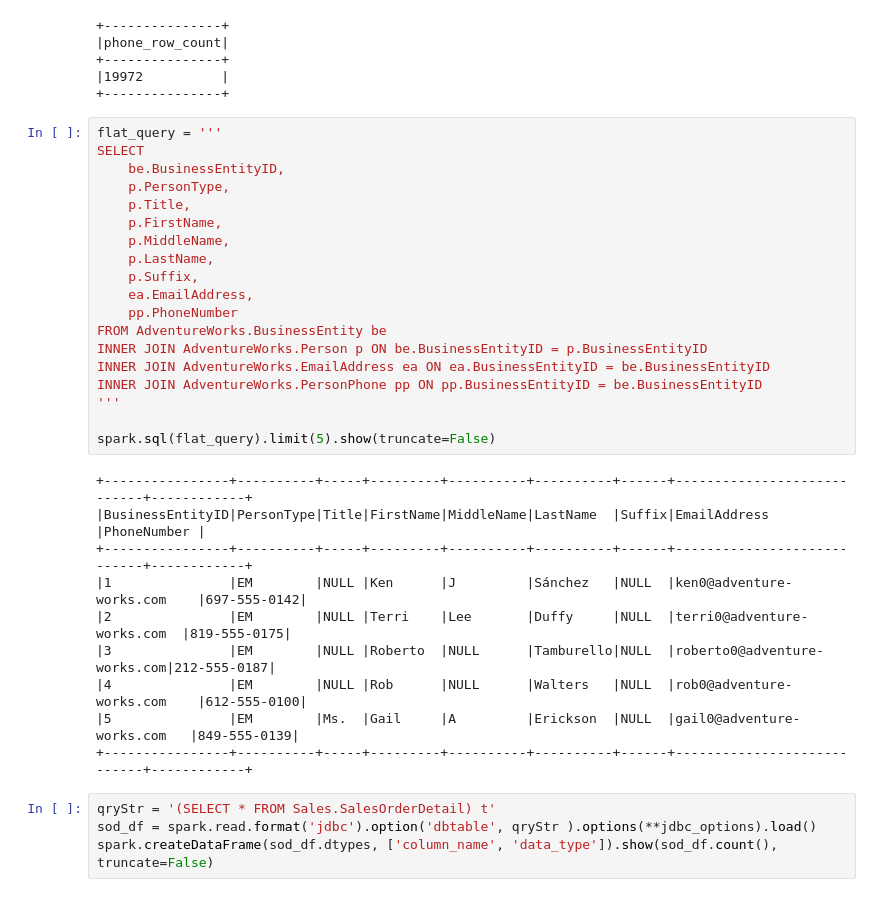
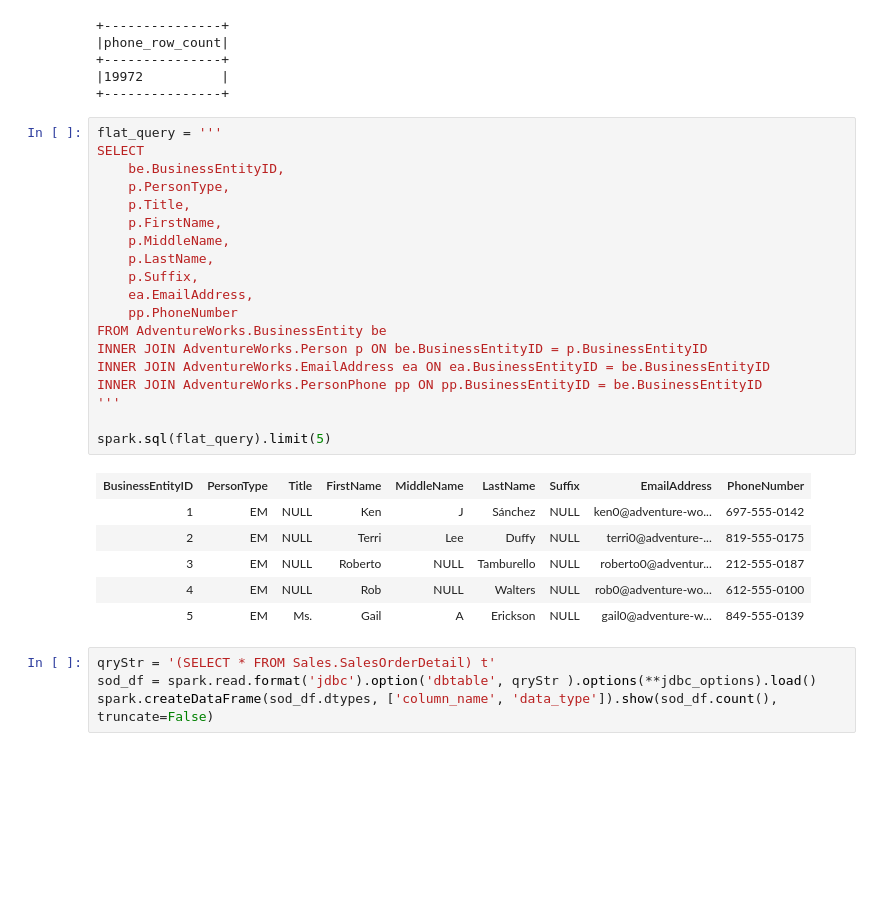
Before and after one commit to hamodirtyeza97/deltastudio, a Jupyter notebook: scripts/01.ipynb, the cells around one changed output. Drawn from its saved outputs; the diff is of its cells as text; blank space fills up the shorter version.

```diff
--- a/scripts/01.ipynb
+++ b/scripts/01.ipynb
@@ -259,32 +259,29 @@ spark.sql('SELECT COUNT(*) AS phone_row_count FROM AdventureWorks.PersonPhone').
 # %%
 flat_query = '''
 SELECT
     be.BusinessEntityID,
     p.PersonType,
     p.Title,
     p.FirstName,
     p.MiddleName,
     p.LastName,
     p.Suffix,
     ea.EmailAddress,
     pp.PhoneNumber
 FROM AdventureWorks.BusinessEntity be
 INNER JOIN AdventureWorks.Person p ON be.BusinessEntityID = p.BusinessEntityID
 INNER JOIN AdventureWorks.EmailAddress ea ON ea.BusinessEntityID = be.BusinessEntityID
 INNER JOIN AdventureWorks.PersonPhone pp ON pp.BusinessEntityID = be.BusinessEntityID
 '''
 
-spark.sql(flat_query).limit(5).show(truncate=False)
+spark.sql(flat_query).limit(5)
 # %% [output]
-+----------------+----------+-----+---------+----------+----------+------+----------------------------+------------+
-|BusinessEntityID|PersonType|Title|FirstName|MiddleName|LastName  |Suffix|EmailAddress                |PhoneNumber |
-+----------------+----------+-----+---------+----------+----------+------+----------------------------+------------+
-|1               |EM        |NULL |Ken      |J         |Sánchez   |NULL  |ken0@adventure-works.com    |697-555-0142|
-|2               |EM        |NULL |Terri    |Lee       |Duffy     |NULL  |terri0@adventure-works.com  |819-555-0175|
-|3               |EM        |NULL |Roberto  |NULL      |Tamburello|NULL  |roberto0@adventure-works.com|212-555-0187|
-|4               |EM        |NULL |Rob      |NULL      |Walters   |NULL  |rob0@adventure-works.com    |612-555-0100|
-|5               |EM        |Ms.  |Gail     |A         |Erickson  |NULL  |gail0@adventure-works.com   |849-555-0139|
-+----------------+----------+-----+---------+----------+----------+------+----------------------------+------------+
+| BusinessEntityID | PersonType | Title | FirstName | MiddleName | LastName | Suffix | EmailAddress | PhoneNumber |
+| 1 | EM | NULL | Ken | J | Sánchez | NULL | ken0@adventure-wo... | 697-555-0142 |
+| 2 | EM | NULL | Terri | Lee | Duffy | NULL | terri0@adventure-... | 819-555-0175 |
+| 3 | EM | NULL | Roberto | NULL | Tamburello | NULL | roberto0@adventur... | 212-555-0187 |
+| 4 | EM | NULL | Rob | NULL | Walters | NULL | rob0@adventure-wo... | 612-555-0100 |
+| 5 | EM | Ms. | Gail | A | Erickson | NULL | gail0@adventure-w... | 849-555-0139 |
 # %%
 qryStr = '(SELECT * FROM Sales.SalesOrderDetail) t'
 sod_df = spark.read.format('jdbc').option('dbtable', qryStr ).options(**jdbc_options).load()
```
Also changed, not shown: parts of 21 cells of this notebook, 2 other files.
